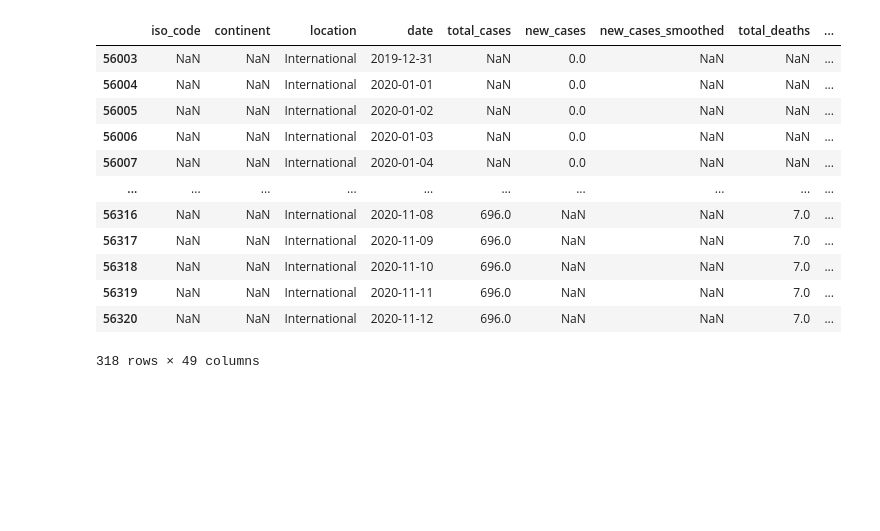
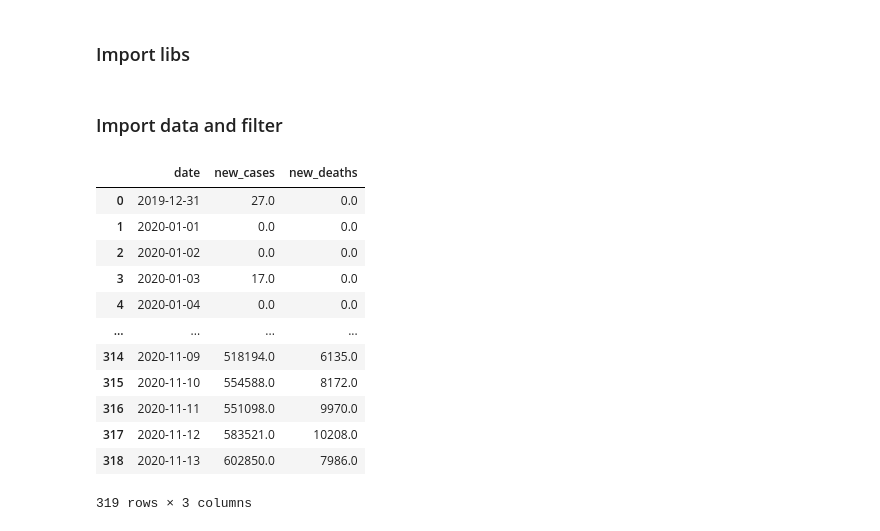
Before and after one commit to ThiagoSordi10/COVID-19, a Jupyter notebook: covid19.ipynb, the cells around one changed output. Cells and saved outputs as stored; diff of their text form; code cells hidden in the pictures; blank space fills up the shorter version.

```diff
--- a/covid19.ipynb
+++ b/covid19.ipynb
@@ -3,17 +1,2 @@ import pandas as pd
-# %%
-dataset = pd.read_csv("./owid-covid-data.csv")
-dataset[dataset.location == "International"]
-# %% [output]
-|  | iso_code | continent | location | date | total_cases | new_cases | new_cases_smoothed | total_deaths | ... |
-| 56003 | NaN | NaN | International | 2019-12-31 | NaN | 0.0 | NaN | NaN | ... |
-| 56004 | NaN | NaN | International | 2020-01-01 | NaN | 0.0 | NaN | NaN | ... |
-| 56005 | NaN | NaN | International | 2020-01-02 | NaN | 0.0 | NaN | NaN | ... |
-| 56006 | NaN | NaN | International | 2020-01-03 | NaN | 0.0 | NaN | NaN | ... |
-| 56007 | NaN | NaN | International | 2020-01-04 | NaN | 0.0 | NaN | NaN | ... |
-| ... | ... | ... | ... | ... | ... | ... | ... | ... | ... |
-| 56316 | NaN | NaN | International | 2020-11-08 | 696.0 | NaN | NaN | 7.0 | ... |
-| 56317 | NaN | NaN | International | 2020-11-09 | 696.0 | NaN | NaN | 7.0 | ... |
-| 56318 | NaN | NaN | International | 2020-11-10 | 696.0 | NaN | NaN | 7.0 | ... |
-| 56319 | NaN | NaN | International | 2020-11-11 | 696.0 | NaN | NaN | 7.0 | ... |
-| 56320 | NaN | NaN | International | 2020-11-12 | 696.0 | NaN | NaN | 7.0 | ... |
-318 rows × 49 columns
+# %% [markdown]
+### Import libs
@@ -19,0 +18,23 @@ dataset[dataset.location == "International"]
+# %% [markdown]
+### Import data and filter
+# %%
+df = pd.read_csv("https://raw.githubusercontent.com/owid/covid-19-data/master/public/data/owid-covid-data.csv")
+df = df[df.location == "World"] # take just data grouped already (world)
+df.drop(['iso_code', 'continent', 'location'], axis=1, inplace=True)
+df = df.loc[:, ['date','new_cases', 'new_deaths']] #Just need these three columns
+df = df.reset_index(drop=True)
+df
+# %% [output]
+|  | date | new_cases | new_deaths |
+| 0 | 2019-12-31 | 27.0 | 0.0 |
+| 1 | 2020-01-01 | 0.0 | 0.0 |
+| 2 | 2020-01-02 | 0.0 | 0.0 |
+| 3 | 2020-01-03 | 17.0 | 0.0 |
+| 4 | 2020-01-04 | 0.0 | 0.0 |
+| ... | ... | ... | ... |
+| 314 | 2020-11-09 | 518194.0 | 6135.0 |
+| 315 | 2020-11-10 | 554588.0 | 8172.0 |
+| 316 | 2020-11-11 | 551098.0 | 9970.0 |
+| 317 | 2020-11-12 | 583521.0 | 10208.0 |
+| 318 | 2020-11-13 | 602850.0 | 7986.0 |
+319 rows × 3 columns
```
Also changed, not shown: parts of 19 cells of this notebook, 2 other files.
